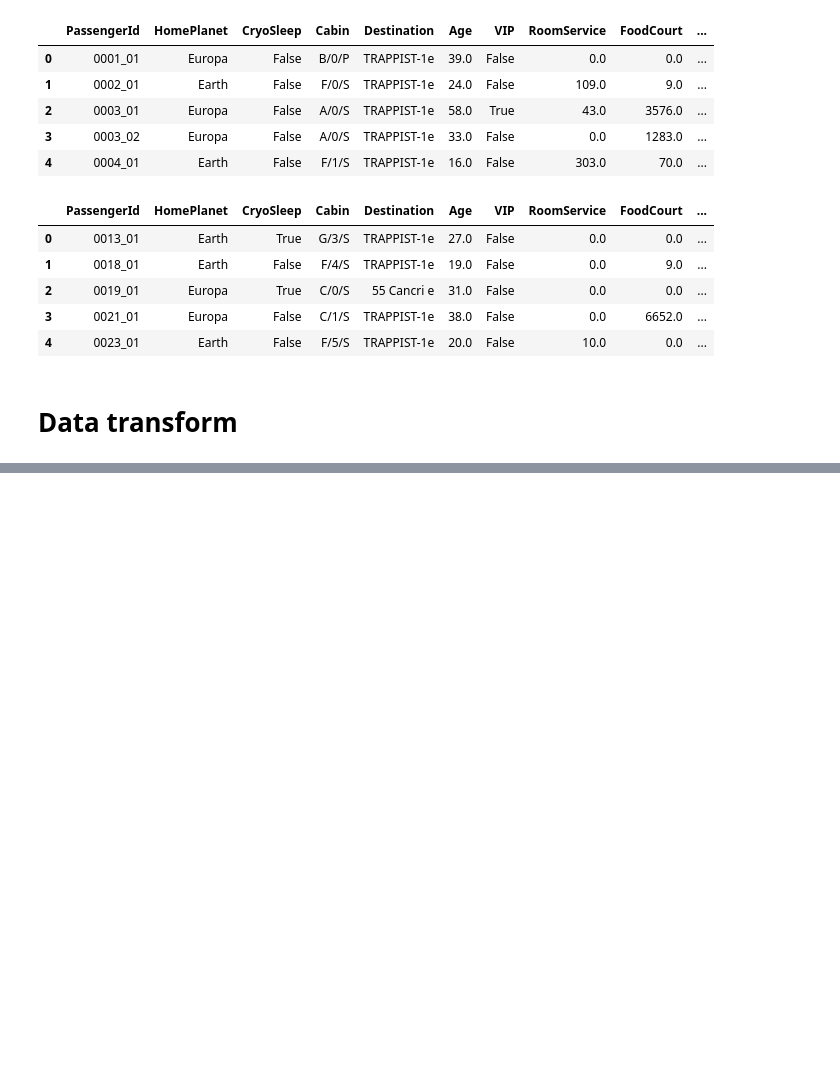
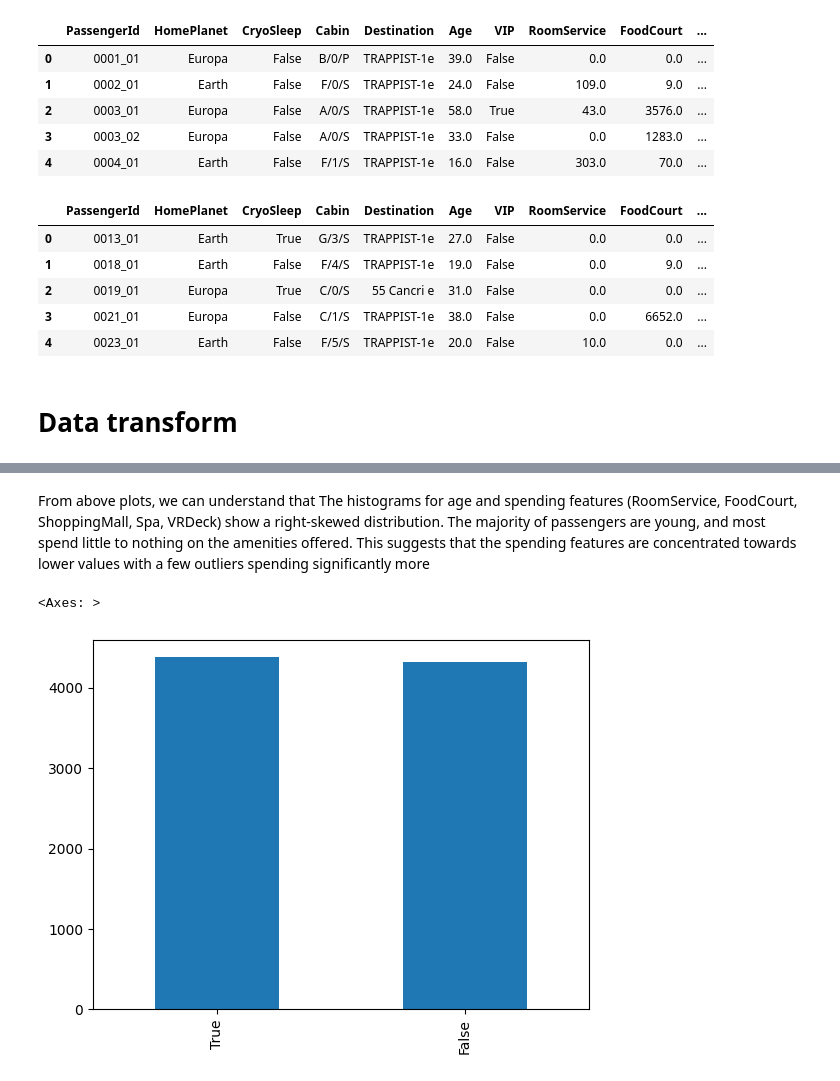
Before and after one commit to ResearchMethodsGroupAssignment/Kaggle_Challenge_Team2, a Jupyter notebook: Kaggle_challenge_team2.ipynb, the cells around one changed output, grey strips where cells are left out. Cells and saved outputs as stored; diff of their text form; code cells hidden in the pictures; blank space fills up the shorter version.

```diff
--- a/Kaggle_challenge_team2.ipynb
+++ b/Kaggle_challenge_team2.ipynb
@@ -153,0 +249,9 @@ test.head()
+# %% [markdown]
+From above plots, we can understand that The histograms for age and spending features (RoomService, FoodCourt, ShoppingMall, Spa, VRDeck) show a right-skewed distribution.
+The majority of passengers are young, and most spend little to nothing on the amenities offered. This suggests that the spending features are concentrated towards lower values with a few outliers spending significantly more
+# %%
+plot_df = train.Transported.value_counts()
+plot_df.plot(kind="bar")
+# %% [output]
+<Axes: >
+[figure, added]
```
Also changed, not shown: parts of 20 cells of this notebook.
